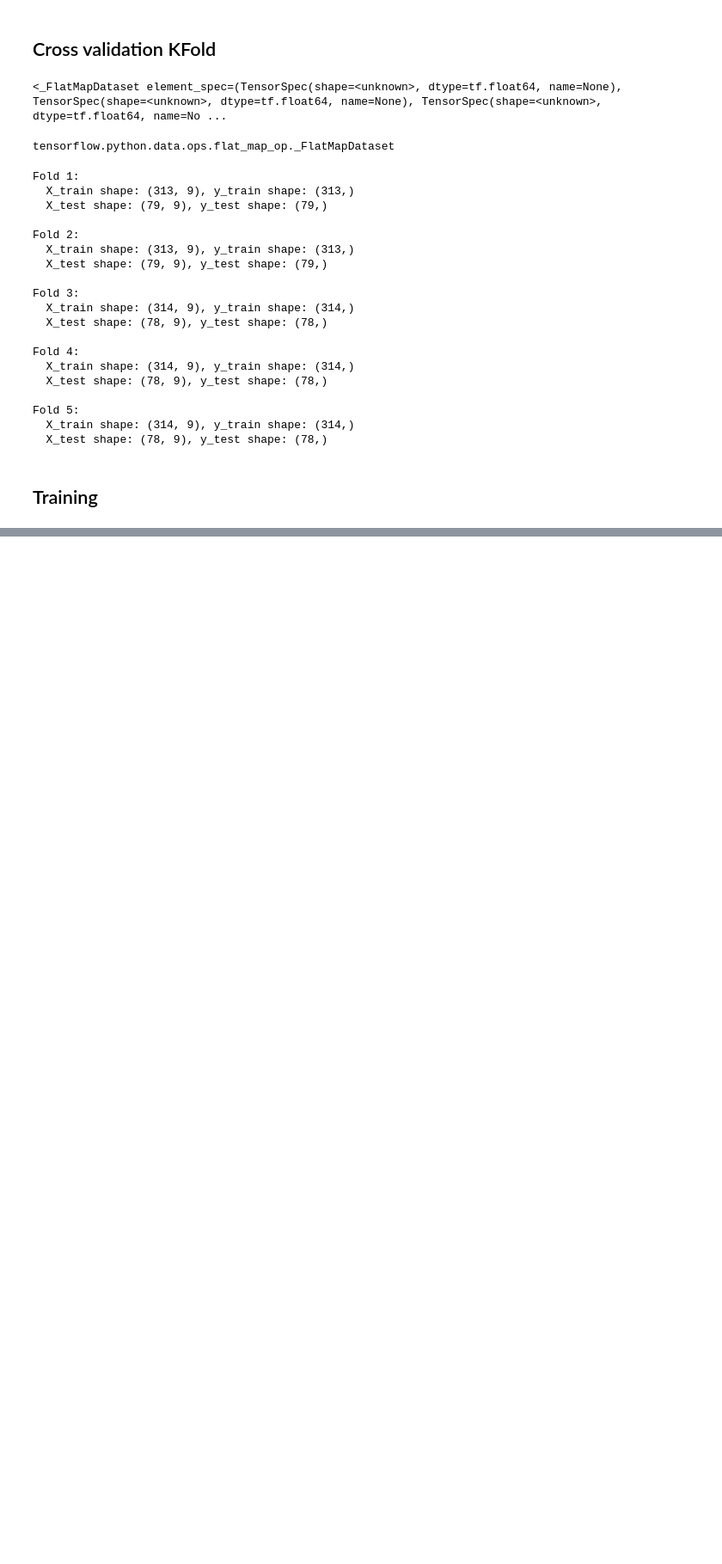
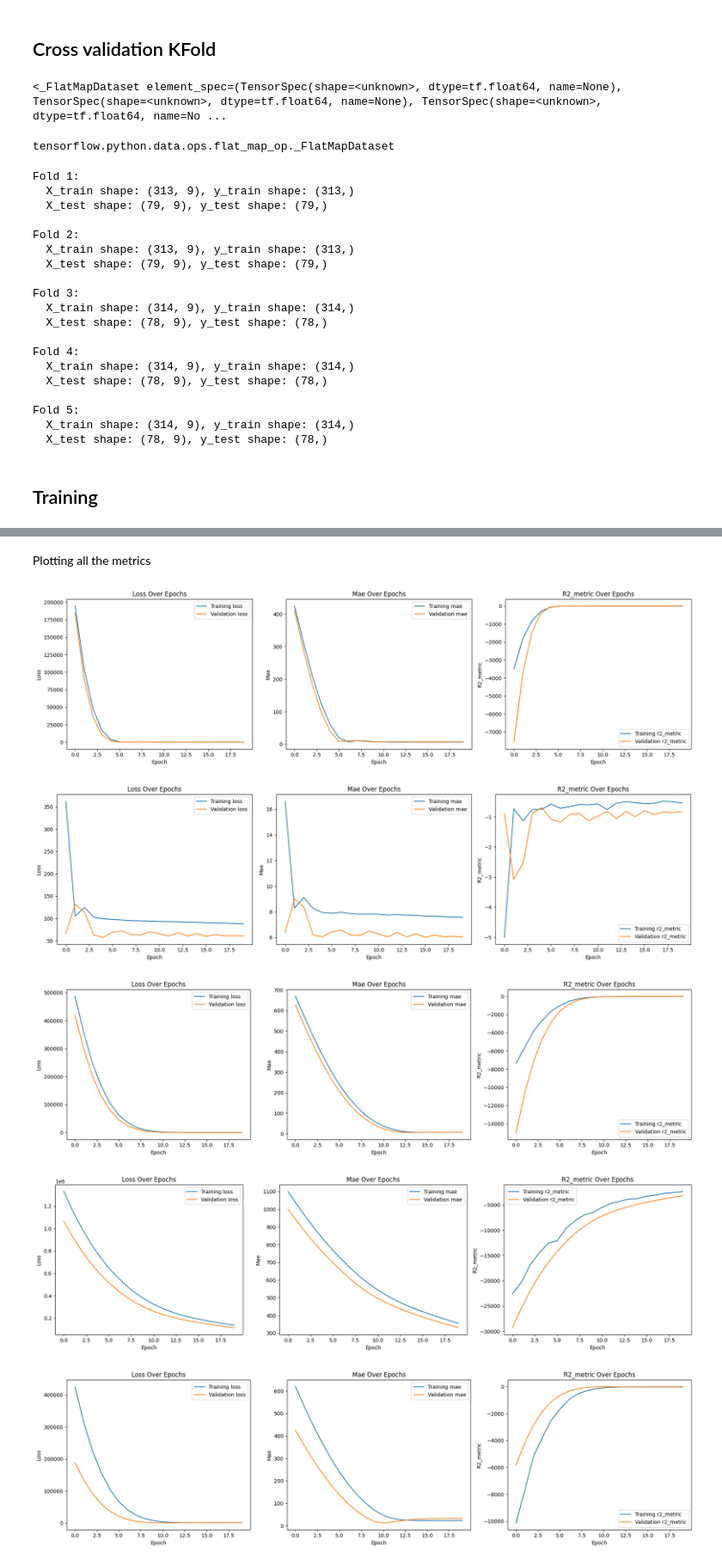
Before and after one commit to IvonLuiz/auto-mpg-prediction, a Jupyter notebook: predicting_fuel_consumption.ipynb, the cells around one changed output, grey strips where cells are left out. Shown: that part at 86% size. Cells and saved outputs as stored; diff of their text form; code cells hidden in the pictures; blank space fills up the shorter version.

Commit message:
changing plotting script

```diff
--- a/predicting_fuel_consumption.ipynb
+++ b/predicting_fuel_consumption.ipynb
@@ -137,6 +136,11 @@ def norm(x):
 # normed_train_data = norm(dataset)
 # %% [markdown]
 ## Model
+# %%
+def r2_metric(y_true, y_pred):
+    ss_res = tf.reduce_sum(tf.square(y_true - y_pred))
+    ss_tot = tf.reduce_sum(tf.square(y_true - tf.reduce_mean(y_true)))
+    return 1 - ss_res / (ss_tot + tf.keras.backend.epsilon())
 # %%
 def get_model(neurons=10, input_shape=None):
     model = keras.models.Sequential([
@@ -147,7 +151,7 @@ def get_model(neurons=10, input_shape=None):
     ])
     model.compile(optimizer='Adam',
                   loss="mse",
-                  metrics=['r2_score'])
+                  metrics=['mae', r2_metric])
     return model
 # %% [markdown]
 ## Cross validation KFold
@@ -244,12 +234,0 @@ We will visualize: dict_keys(['loss', 'r2_score', 'val_loss', 'val_r2_score'])
-# %%
-for model, metric in models_hist.items():
-  fig, axs = plt.subplots(1, 2)
-  fig.set_figwidth(13)
-  fig.set_figheight(4)
-  fig.suptitle(f'Iteration on {model}', fontsize=16)
-
-  sns.lineplot(metric.history['loss'], label='Training', ax=axs[0])
-  sns.lineplot(metric.history['val_loss'], label='Validation', ax=axs[0])
-
-  sns.lineplot(metric.history['r2_score'], label='Training', ax=axs[1])
-  sns.lineplot(metric.history['val_r2_score'], label='Validation', ax=axs[1])
@@ -271,0 +235,37 @@ for model, metric in models_hist.items():
+# %% [markdown]
+Plotting all the metrics
+# %%
+def plot_metrics(history_dict):
+    # Separating training and validation metrics
+    metrics = [key for key in history_dict.keys() if not key.startswith("val_")]
+    val_metrics = ["val_" + metric for metric in metrics]
+
+    num_metrics = len(metrics)
+    fig, axs = plt.subplots(1, num_metrics, figsize=(6 * num_metrics, 5))
+
+    if num_metrics == 1:
+        axs = [axs]
+
+    for i, metric in enumerate(metrics):
+        sns.lineplot(data=history_dict[metric], label='Training ' + metric, ax=axs[i])
+        sns.lineplot(data=history_dict[val_metrics[i]], label='Validation ' + metric, ax=axs[i])
+
+        # Personalize each subplot
+        axs[i].set_title(f"{metric.capitalize()} Over Epochs")
+        axs[i].set_xlabel("Epoch")
+        axs[i].set_ylabel(metric.capitalize())
+        axs[i].legend()
+
+    plt.tight_layout()
+    plt.show()
+
+
+for history in models_hist:
+    history_dict = models_hist[history].history
+    plot_metrics(history_dict)
+# %% [output]
+[figure, added]
+[figure, added]
+[figure, added]
+[figure, added]
+[figure, added]
```
Also changed, not shown: parts of 7 cells of this notebook.
